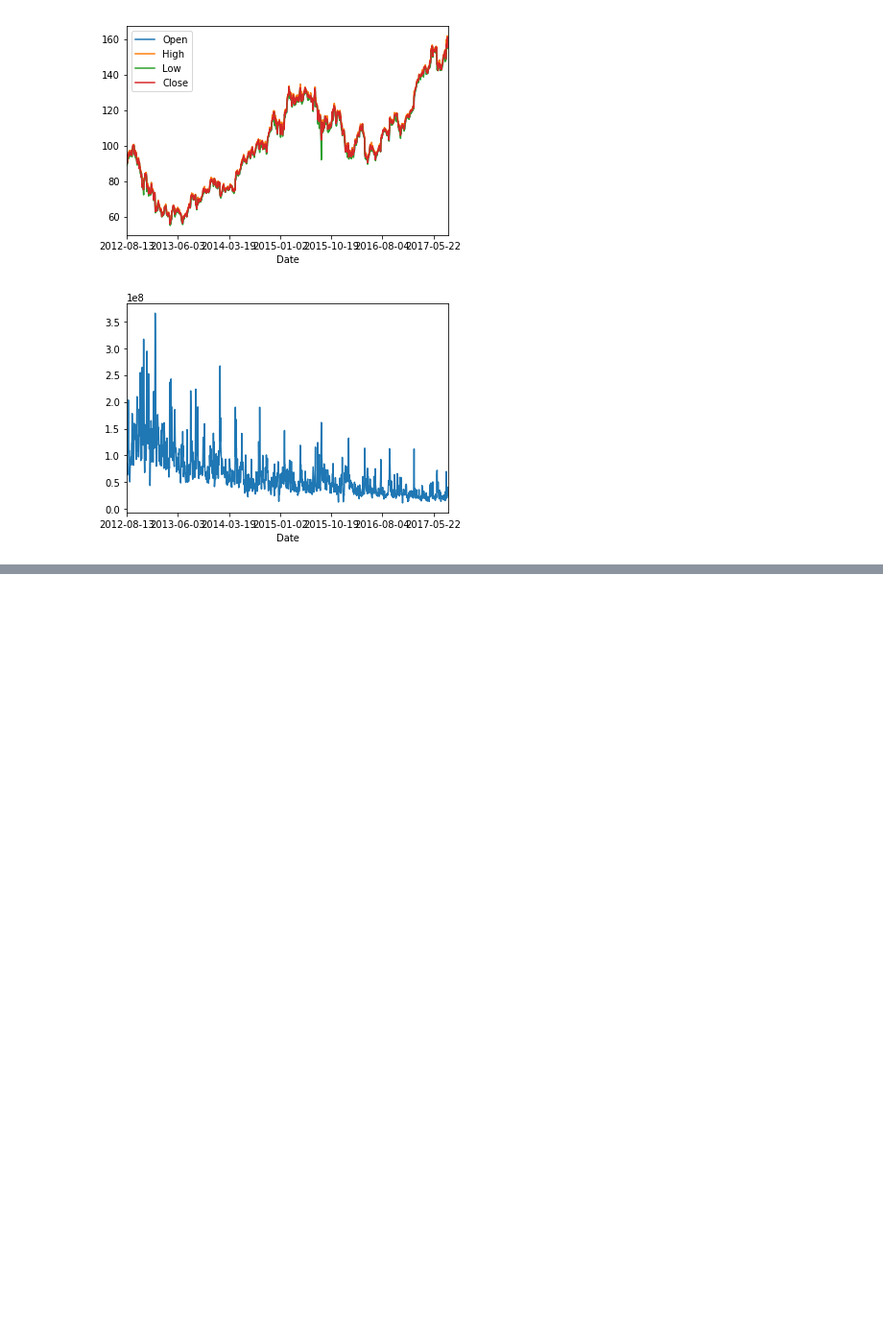
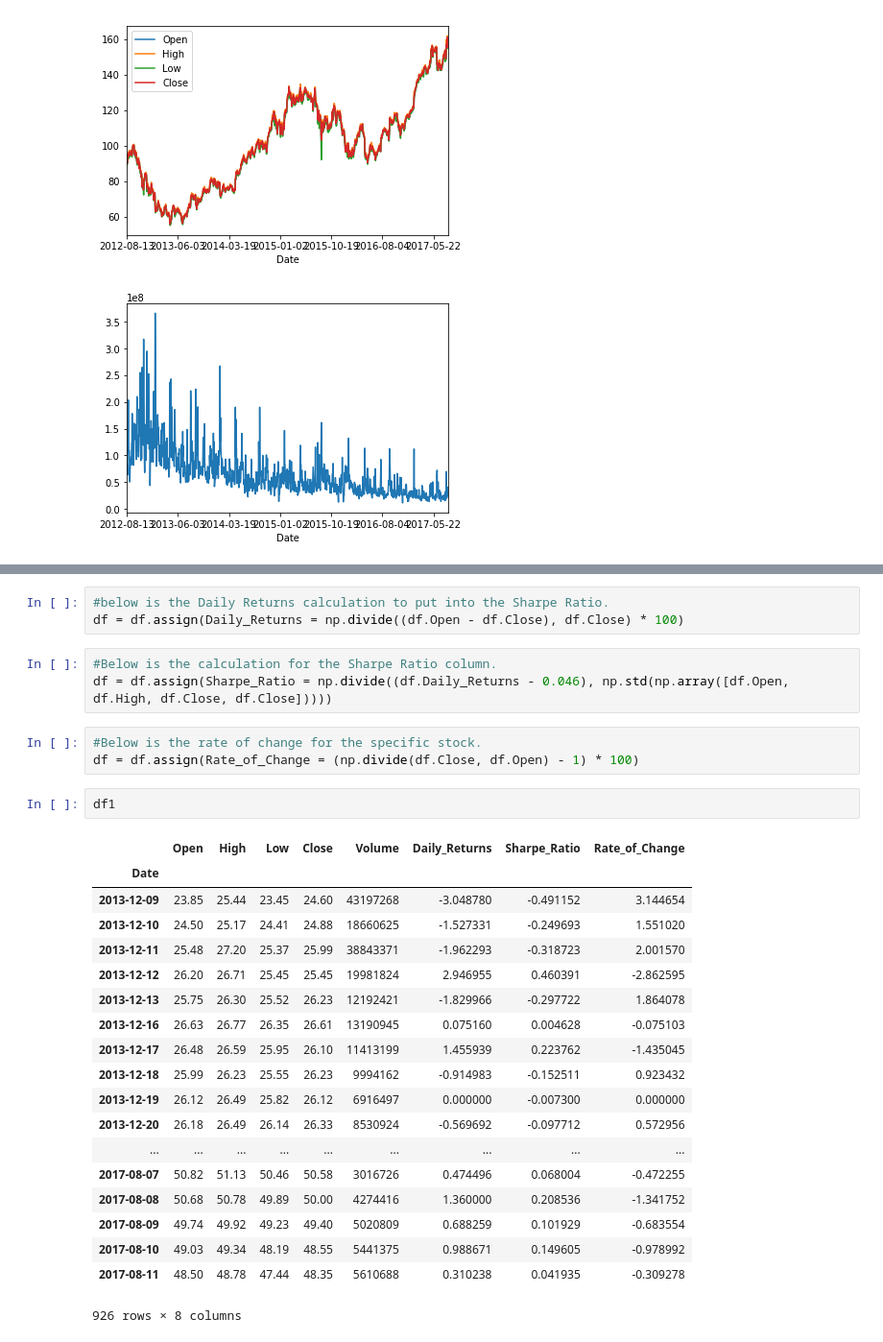
Before and after one commit to kwrjcr/machinelearningnanodegreecapstone, a Jupyter notebook: UdacityMachineLearningNanodegreeCapstoneProject.ipynb, the cells around one changed output, grey strips where cells are left out. Shown: that part at 96% size. Saved outputs shown, nothing was run; the diff lists cells and outputs as text; blank space fills up the shorter version.

```diff
--- a/UdacityMachineLearningNanodegreeCapstoneProject.ipynb
+++ b/UdacityMachineLearningNanodegreeCapstoneProject.ipynb
@@ -82,0 +101,31 @@ plotting_stocks(symbols_list, 4)
+# %%
+#below is the Daily Returns calculation to put into the Sharpe Ratio.
+df = df.assign(Daily_Returns = np.divide((df.Open - df.Close), df.Close) * 100)
+# %%
+#Below is the calculation for the Sharpe Ratio column.
+df = df.assign(Sharpe_Ratio = np.divide((df.Daily_Returns - 0.046), np.std(np.array([df.Open, df.High, df.Close, df.Close]))))
+# %%
+#Below is the rate of change for the specific stock.
+df = df.assign(Rate_of_Change = (np.divide(df.Close, df.Open) - 1) * 100)
+# %%
+df1
+# %% [output]
+|  | Open | High | Low | Close | Volume | Daily_Returns | Sharpe_Ratio | Rate_of_Change |
+| Date |  |  |  |  |  |  |  |  |
+| 2013-12-09 | 23.85 | 25.44 | 23.45 | 24.60 | 43197268 | -3.048780 | -0.491152 | 3.144654 |
+| 2013-12-10 | 24.50 | 25.17 | 24.41 | 24.88 | 18660625 | -1.527331 | -0.249693 | 1.551020 |
+| 2013-12-11 | 25.48 | 27.20 | 25.37 | 25.99 | 38843371 | -1.962293 | -0.318723 | 2.001570 |
+| 2013-12-12 | 26.20 | 26.71 | 25.45 | 25.45 | 19981824 | 2.946955 | 0.460391 | -2.862595 |
+| 2013-12-13 | 25.75 | 26.30 | 25.52 | 26.23 | 12192421 | -1.829966 | -0.297722 | 1.864078 |
+| 2013-12-16 | 26.63 | 26.77 | 26.35 | 26.61 | 13190945 | 0.075160 | 0.004628 | -0.075103 |
+| 2013-12-17 | 26.48 | 26.59 | 25.95 | 26.10 | 11413199 | 1.455939 | 0.223762 | -1.435045 |
+| 2013-12-18 | 25.99 | 26.23 | 25.55 | 26.23 | 9994162 | -0.914983 | -0.152511 | 0.923432 |
+| 2013-12-19 | 26.12 | 26.49 | 25.82 | 26.12 | 6916497 | 0.000000 | -0.007300 | 0.000000 |
+| 2013-12-20 | 26.18 | 26.49 | 26.14 | 26.33 | 8530924 | -0.569692 | -0.097712 | 0.572956 |
+| ... | ... | ... | ... | ... | ... | ... | ... | ... |
+| 2017-08-07 | 50.82 | 51.13 | 50.46 | 50.58 | 3016726 | 0.474496 | 0.068004 | -0.472255 |
+| 2017-08-08 | 50.68 | 50.78 | 49.89 | 50.00 | 4274416 | 1.360000 | 0.208536 | -1.341752 |
+| 2017-08-09 | 49.74 | 49.92 | 49.23 | 49.40 | 5020809 | 0.688259 | 0.101929 | -0.683554 |
+| 2017-08-10 | 49.03 | 49.34 | 48.19 | 48.55 | 5441375 | 0.988671 | 0.149605 | -0.978992 |
+| 2017-08-11 | 48.50 | 48.78 | 47.44 | 48.35 | 5610688 | 0.310238 | 0.041935 | -0.309278 |
+926 rows × 8 columns
```
Also changed, not shown: parts of 9 cells of this notebook.
